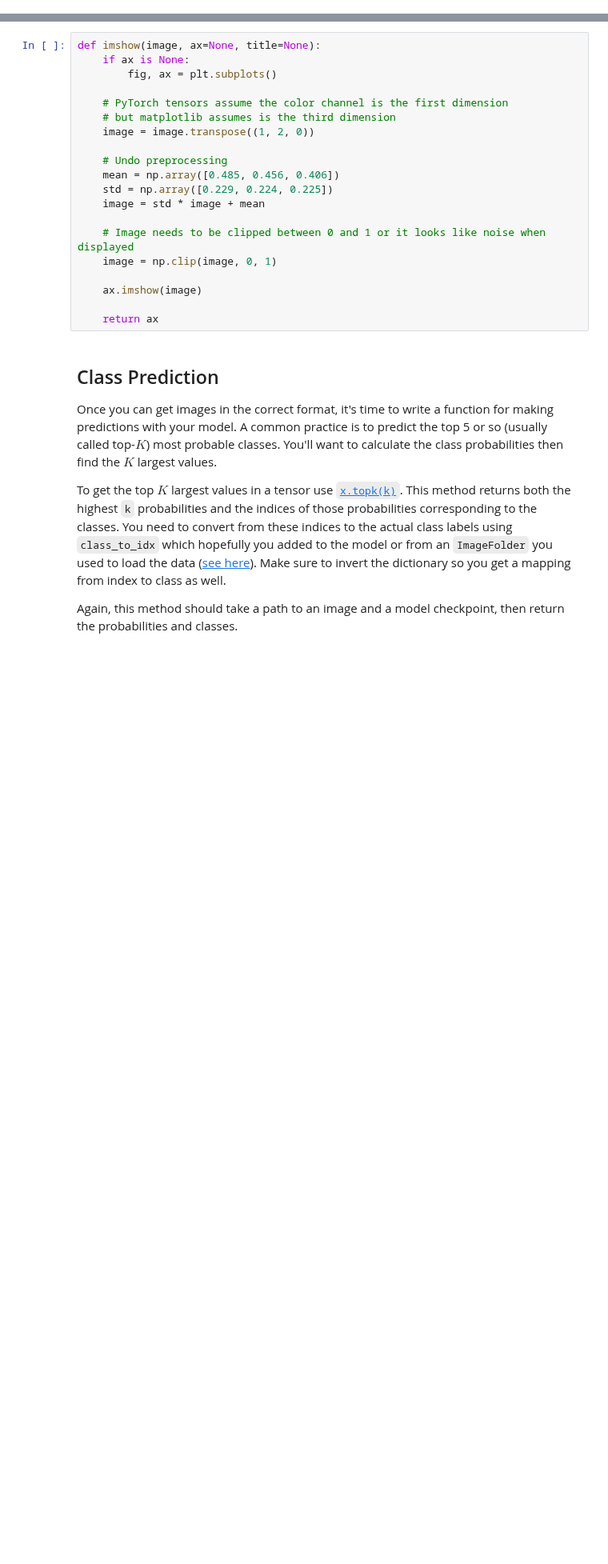
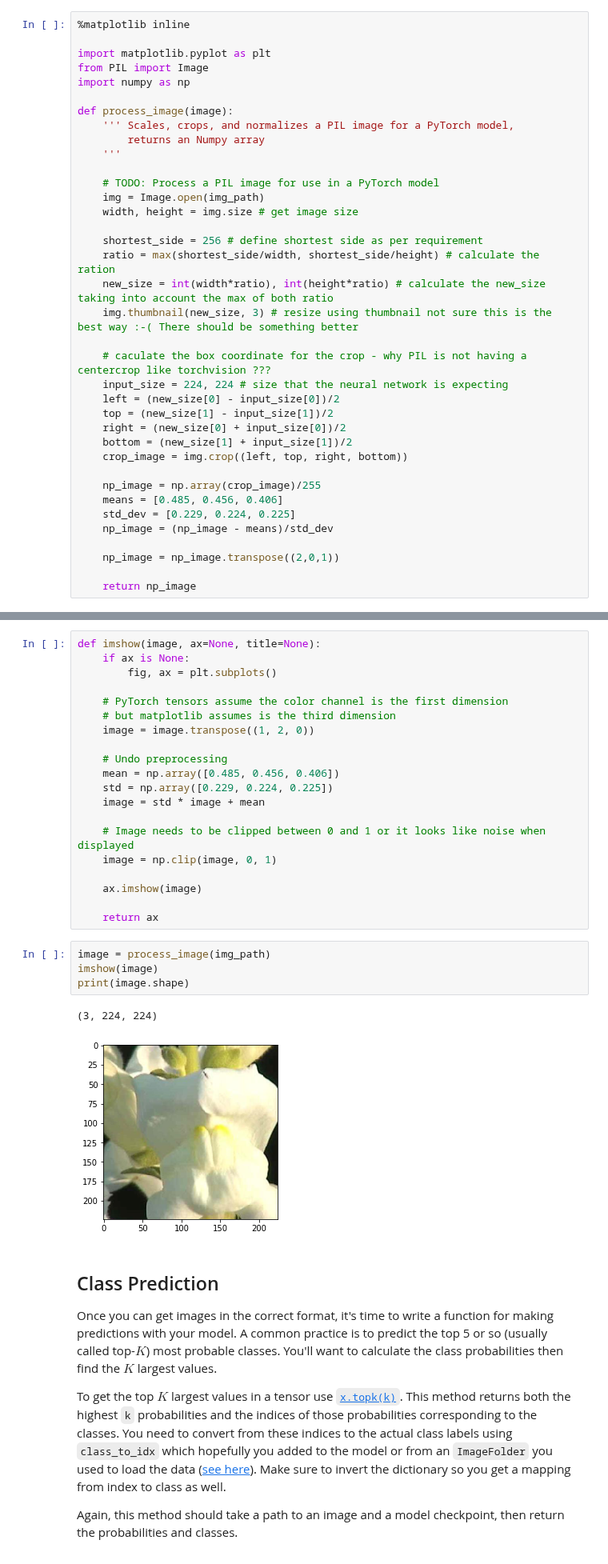
Before and after one commit to jc-udacity/datascientist, a Jupyter notebook: 03_deep_learning/05_PyTorch/Image Classifier Project.ipynb, the cells around one changed output, grey strips where cells are left out. Shown at 80% size. Drawn from its saved outputs; the diff is of its cells as text; blank space fills up the shorter version.

```diff
--- a/03_deep_learning/05_PyTorch/Image Classifier Project.ipynb
+++ b/03_deep_learning/05_PyTorch/Image Classifier Project.ipynb
@@ -399,0 +434,37 @@ def process_image(image):
+# %%
+%matplotlib inline
+
+import matplotlib.pyplot as plt
+from PIL import Image
+import numpy as np
+
+def process_image(image):
+    ''' Scales, crops, and normalizes a PIL image for a PyTorch model,
+        returns an Numpy array
+    '''
+
+    # TODO: Process a PIL image for use in a PyTorch model
+    img = Image.open(img_path)
+    width, height = img.size # get image size
+
+    shortest_side = 256 # define shortest side as per requirement
+    ratio = max(shortest_side/width, shortest_side/height) # calculate the ration
+    new_size = int(width*ratio), int(height*ratio) # calculate the new_size taking into account the max of both ratio
+    img.thumbnail(new_size, 3) # resize using thumbnail not sure this is the best way :-( There should be something better
+
+    # caculate the box coordinate for the crop - why PIL is not having a centercrop like torchvision ???
+    input_size = 224, 224 # size that the neural network is expecting
+    left = (new_size[0] - input_size[0])/2
+    top = (new_size[1] - input_size[1])/2
+    right = (new_size[0] + input_size[0])/2
+    bottom = (new_size[1] + input_size[1])/2
+    crop_image = img.crop((left, top, right, bottom))
+
+    np_image = np.array(crop_image)/255
+    means = [0.485, 0.456, 0.406]
+    std_dev = [0.229, 0.224, 0.225]
+    np_image = (np_image - means)/std_dev
+
+    np_image = np_image.transpose((2,0,1))
+
+    return np_image
@@ -419,6 +496,13 @@ def imshow(image, ax=None, title=None):
     ax.imshow(image)
 
     return ax
+# %%
+image = process_image(img_path)
+imshow(image)
+print(image.shape)
+# %% [output]
+(3, 224, 224)
+[figure, added]
 # %% [markdown]
 ## Class Prediction
 
```
Also changed, not shown: parts of 11 cells of this notebook.
